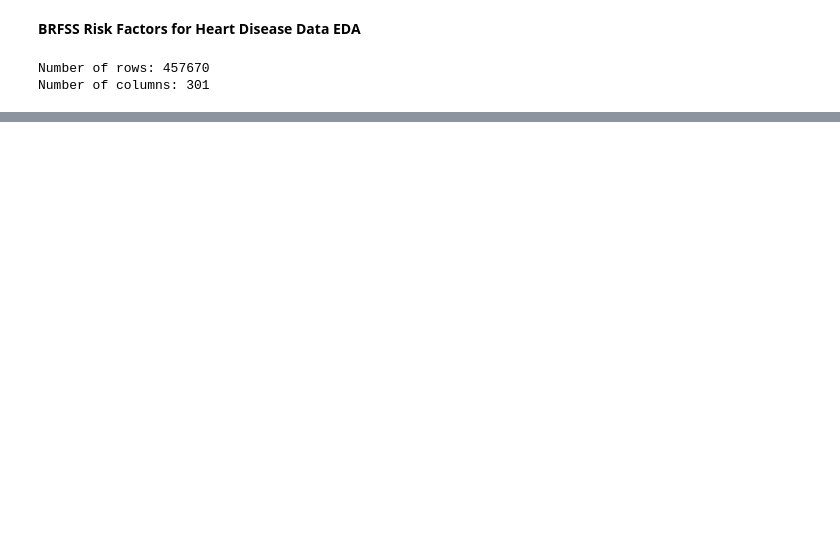
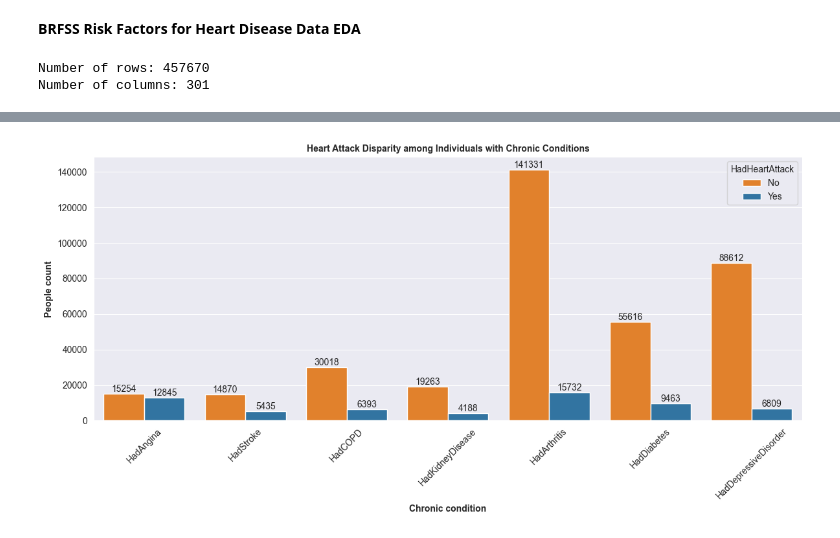
Before and after one commit to msbisrat/111project, a Jupyter notebook: EDA/brfss_eda.ipynb, the cells around one changed output, grey strips where cells are left out. Drawn from its saved outputs; the diff is of its cells as text; code cells hidden in the pictures; blank space fills up the shorter version.

```diff
--- a/EDA/brfss_eda.ipynb
+++ b/EDA/brfss_eda.ipynb
@@ -59,0 +363,96 @@ Useful columns:
+# %%
+# How does the presence of chronic conditions correlate with heart attack prevalence?
+
+# Make an EDA copy so we do not change the modeling dataframe
+df_eda = df.copy()
+
+# Clean HadHeartAttack if it is still numeric
+yes_no_map = {
+    1: "Yes",
+    2: "No",
+    7: np.nan,
+    9: np.nan
+}
+
+df_eda["HadHeartAttack"] = df_eda["HadHeartAttack"].replace(yes_no_map)
+
+# Chronic condition columns available in your current 2024 dataset
+chronic_condition_cols = [
+    "HadAngina",
+    "HadStroke",
+    "HadCOPD",
+    "HadKidneyDisease",
+    "HadArthritis",
+    "HadDiabetes",
+    "HadDepressiveDisorder"
+]
+
+# Clean regular yes/no chronic condition columns
+regular_yes_no_cols = [
+    "HadAngina",
+    "HadStroke",
+    "HadCOPD",
+    "HadKidneyDisease",
+    "HadArthritis",
+    "HadDepressiveDisorder"
+]
+
+for col in regular_yes_no_cols:
+    df_eda[col] = df_eda[col].replace(yes_no_map)
+
+# Clean diabetes separately because BRFSS diabetes has extra categories
+diabetes_map = {
+    1: "Yes",
+    2: "Yes, only during pregnancy",
+    3: "No",
+    4: "No, pre-diabetes or borderline diabetes",
+    7: np.nan,
+    9: np.nan
+}
+
+df_eda["HadDiabetes"] = df_eda["HadDiabetes"].replace(diabetes_map)
+
+# Create chronic_diseases dataframe
+chronic_diseases = df_eda[
+    ["Sex", "HadHeartAttack"] + chronic_condition_cols
+].copy()
+
+# Melt the dataframe so all conditions are in one column
+melted_df = chronic_diseases.melt(
+    id_vars=["Sex", "HadHeartAttack"],
+    value_vars=chronic_condition_cols,
+    var_name="Disease",
+    value_name="Status"
+)
+
+# Select only individuals who have each chronic condition
+individuals_with_diseases = melted_df[melted_df["Status"] == "Yes"].copy()
+
+# Plotting bar chart
+plt.figure(figsize=(12, 6))
+sns.set_style("darkgrid")
+
+ax = sns.countplot(
+    data=individuals_with_diseases,
+    x="Disease",
+    hue="HadHeartAttack",
+    palette=["tab:orange", "tab:blue"]
+)
+
+ax.set_title(
+    "Heart Attack Disparity among Individuals with Chronic Conditions",
+    fontsize=10,
+    fontweight="bold"
+)
+
+ax.set_xlabel("Chronic condition", fontsize=10, fontweight="bold")
+ax.set_ylabel("People count", fontsize=10, fontweight="bold")
+
+for container in ax.containers:
+    ax.bar_label(container)
+
+plt.xticks(rotation=45)
+plt.tight_layout()
+plt.show()
+# %% [output]
+[figure, added]
```
Also changed, not shown: parts of 18 cells of this notebook, 3 other files.
